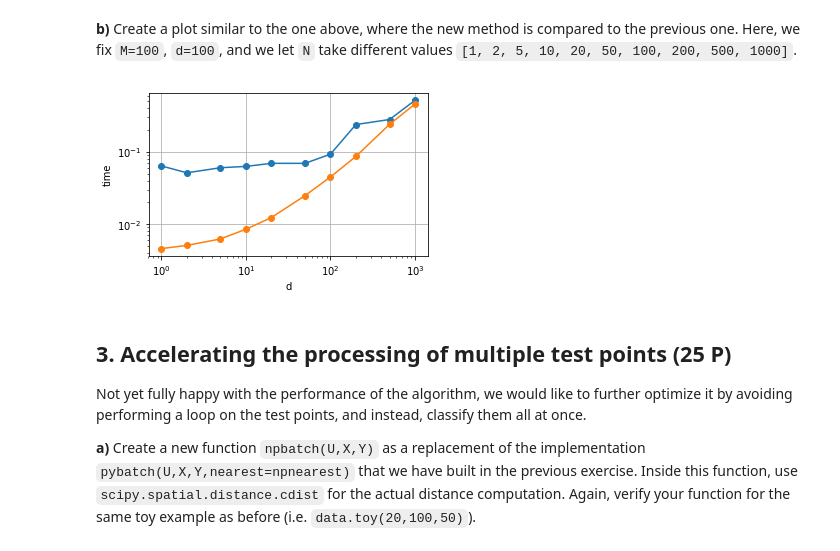
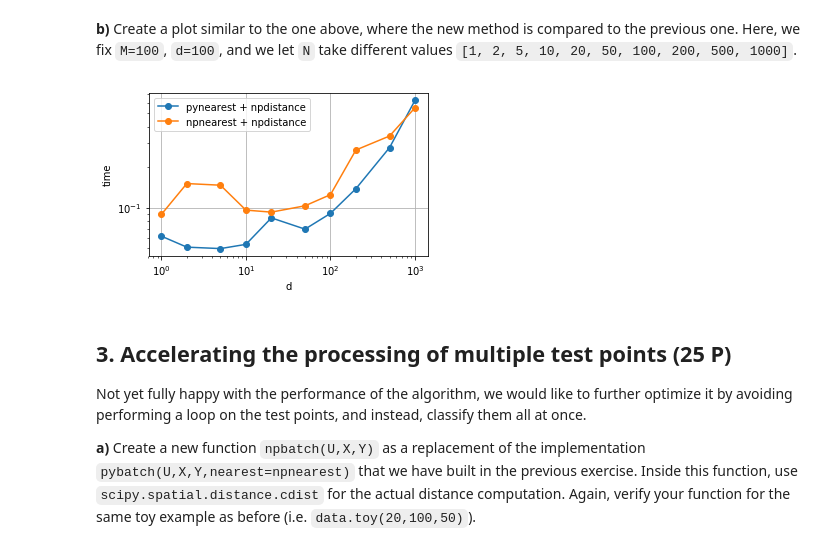
Before and after one commit to MMunier/pyML19Group12, a Jupyter notebook: Exercise2/sheet2.ipynb, the cells around one changed output. Drawn from its saved outputs; the diff is of its cells as text; code cells hidden in the pictures.

Commit message:
Actually calling the distance function in pynearest, despite the original way being faster

```diff
--- a/Exercise2/sheet2.ipynb
+++ b/Exercise2/sheet2.ipynb
@@ -173,9 +174,12 @@ Motivated by the success of the `numpy` optimized distance computation, we would
 # %%
 def npnearest(u, X, Y, distance=npdistance):
     # >>>>> YOUR CODE HERE
-    v = np.array(X, ndmin=2)-np.array(u, ndmin=2)
-    dist = np.sum(v * v, axis = 1)
-    return Y[np.argmin(dist)]
+    #v = np.array(X, ndmin=2)-np.array(u, ndmin=2)
+    #dist = np.sum(v * v, axis = 1)
+    #return Y[np.argmin(dist)]
+    a = np.apply_along_axis(distance, 1, X, u)
+    #a = np.vectorize(npdistance, signature="(n),(n)->()")(X,u)
+    return Y[np.argmin(a)]
     # <<<<< END YOUR CODE
 # %%
 # Verify your function
@@ -185,37 +189,38 @@ assert pybatch(U, X, Y, nearest=pynearest) == pybatch(U, X, Y, nearest=npnearest
 # %%
 # >>>>> YOUR CODE HERE
 import time
 
 # Values for the number of dimensions d to test
 dlist = [1, 2, 5, 10, 20, 50, 100, 200, 500, 1000]
 
 # Measure the computation time for each choice of number of dimensions d
 py_tlist = []
 np_tlist = []
 for d in dlist:
     U, X, Y = data.toy(100, 100, d)
     X = X.tolist()
     a = time.clock()
     pybatch(U, X, Y, distance=npdistance)
     b = time.clock()
     py_tlist += [b - a]
 
 for d in dlist:
     U, X, Y = data.toy(100, 100, d)
     X = X.tolist()
     a = time.clock()
-    pybatch(U, X, Y, nearest=npnearest)
+    pybatch(U, X, Y, nearest=npnearest, distance=npdistance)
     b = time.clock()
     np_tlist += [b - a]
 
 # Plot the results in a graph
 plt.figure(figsize=(5, 3))
-plt.plot(dlist, py_tlist, '-o')
-plt.plot(dlist, np_tlist, '-o')
+plt.plot(dlist, py_tlist, '-o',label ="pynearest + npdistance")
+plt.plot(dlist, np_tlist, '-o',label ="npnearest + npdistance")
+plt.legend()
 plt.xscale('log'); plt.yscale('log'); plt.xlabel('d'); plt.ylabel('time'); plt.grid(True)
 # <<<<< END YOUR CODE
 # %% [output]
-[figure, old version]
+[figure, new version]
 # %% [markdown]
 ## 3. Accelerating the processing of multiple test points (25 P)
 
```
Also changed, not shown: parts of 4 cells of this notebook.
